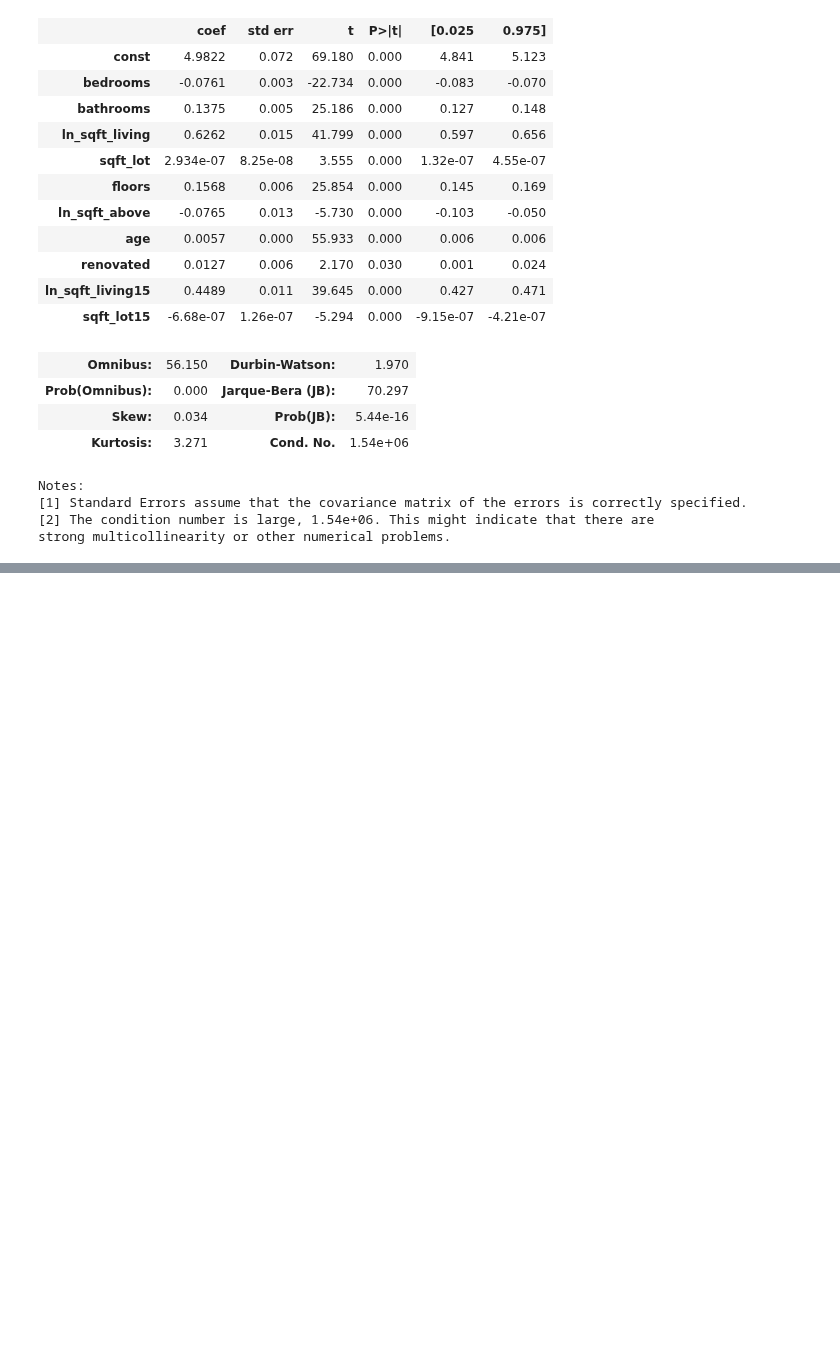
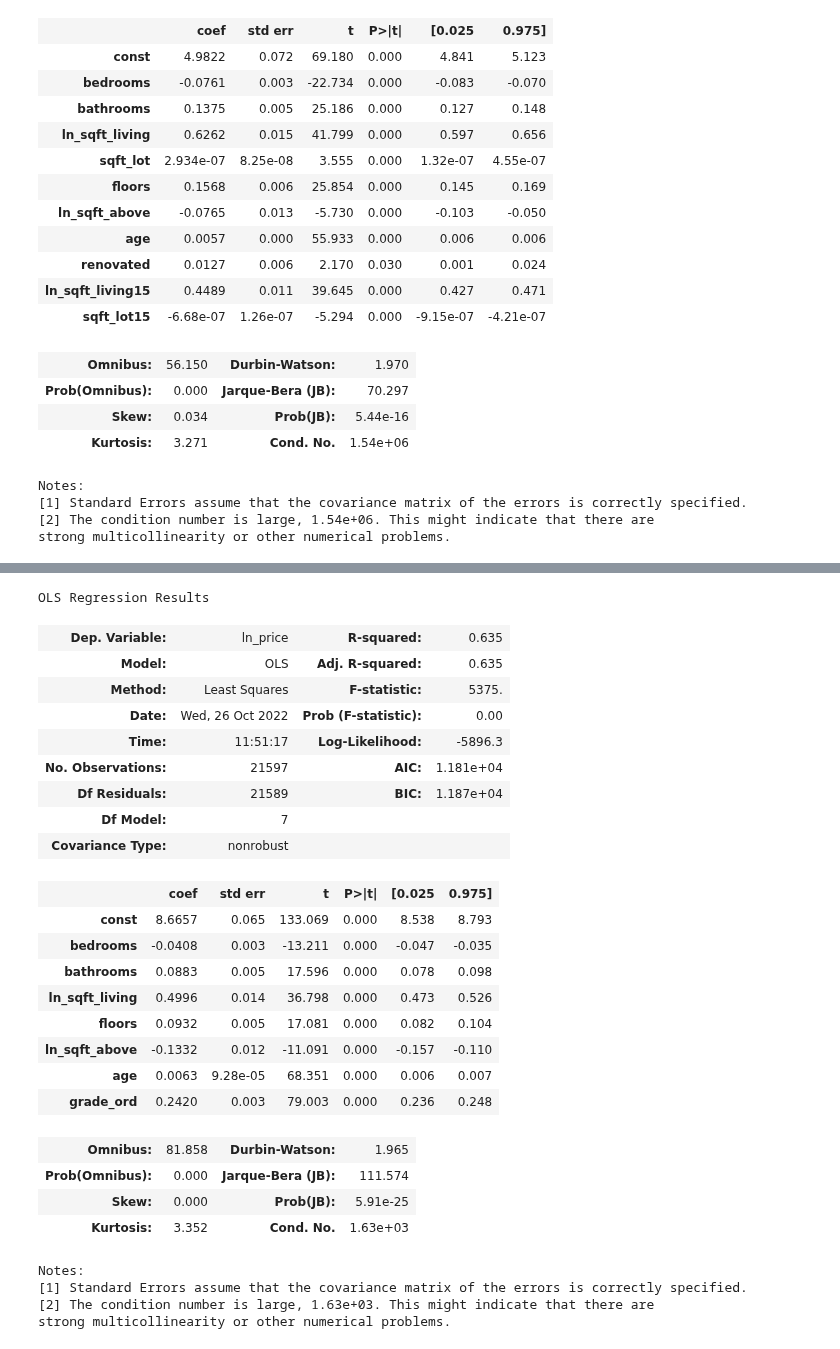
Before and after one commit to dermothethird/King_County_Housing_Project, a Jupyter notebook: Final Model Construction.ipynb, the cells around one changed output, grey strips where cells are left out. Cells and saved outputs as stored; diff of their text form; code cells hidden in the pictures; blank space fills up the shorter version.

```diff
--- a/Final Model Construction.ipynb
+++ b/Final Model Construction.ipynb
@@ -255,0 +312,36 @@ strong multicollinearity or other numerical problems.
+# %%
+categorical_cond_ord = categorical_ordinal.drop(labels=['cond_ord'], axis=1)
+
+numeric_revised = numeric.drop(labels=['ln_sqft_living15','sqft_lot15','sqft_lot','renovated'], axis=1)
+
+ord_model1 = pd.concat([numeric_revised, categorical_cond_ord], axis=1)
+
+construct_model(ord_model1)
+# %% [output]
+OLS Regression Results
+| Dep. Variable: | ln_price | R-squared: | 0.635 |
+| Model: | OLS | Adj. R-squared: | 0.635 |
+| Method: | Least Squares | F-statistic: | 5375. |
+| Date: | Wed, 26 Oct 2022 | Prob (F-statistic): | 0.00 |
+| Time: | 11:51:17 | Log-Likelihood: | -5896.3 |
+| No. Observations: | 21597 | AIC: | 1.181e+04 |
+| Df Residuals: | 21589 | BIC: | 1.187e+04 |
+| Df Model: | 7 |  |  |
+| Covariance Type: | nonrobust |  |  |
+|  | coef | std err | t | P>|t| | [0.025 | 0.975] |
+| const | 8.6657 | 0.065 | 133.069 | 0.000 | 8.538 | 8.793 |
+| bedrooms | -0.0408 | 0.003 | -13.211 | 0.000 | -0.047 | -0.035 |
+| bathrooms | 0.0883 | 0.005 | 17.596 | 0.000 | 0.078 | 0.098 |
+| ln_sqft_living | 0.4996 | 0.014 | 36.798 | 0.000 | 0.473 | 0.526 |
+| floors | 0.0932 | 0.005 | 17.081 | 0.000 | 0.082 | 0.104 |
+| ln_sqft_above | -0.1332 | 0.012 | -11.091 | 0.000 | -0.157 | -0.110 |
+| age | 0.0063 | 9.28e-05 | 68.351 | 0.000 | 0.006 | 0.007 |
+| grade_ord | 0.2420 | 0.003 | 79.003 | 0.000 | 0.236 | 0.248 |
+| Omnibus: | 81.858 | Durbin-Watson: | 1.965 |
+| Prob(Omnibus): | 0.000 | Jarque-Bera (JB): | 111.574 |
+| Skew: | 0.000 | Prob(JB): | 5.91e-25 |
+| Kurtosis: | 3.352 | Cond. No. | 1.63e+03 |
+Notes:
+[1] Standard Errors assume that the covariance matrix of the errors is correctly specified.
+[2] The condition number is large, 1.63e+03. This might indicate that there are
+strong multicollinearity or other numerical problems.
```
Also changed, not shown: parts of 8 cells of this notebook, 1 other file.
